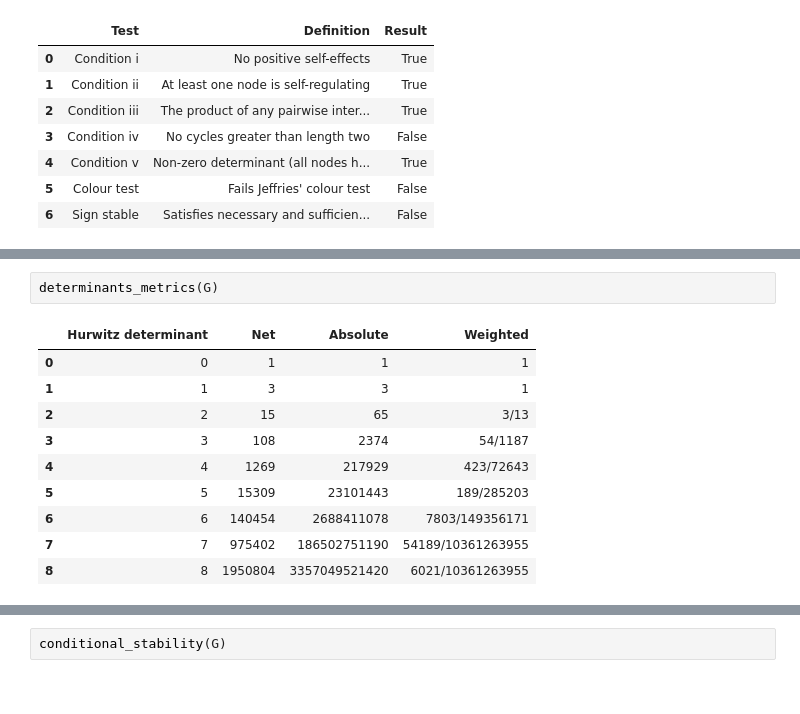
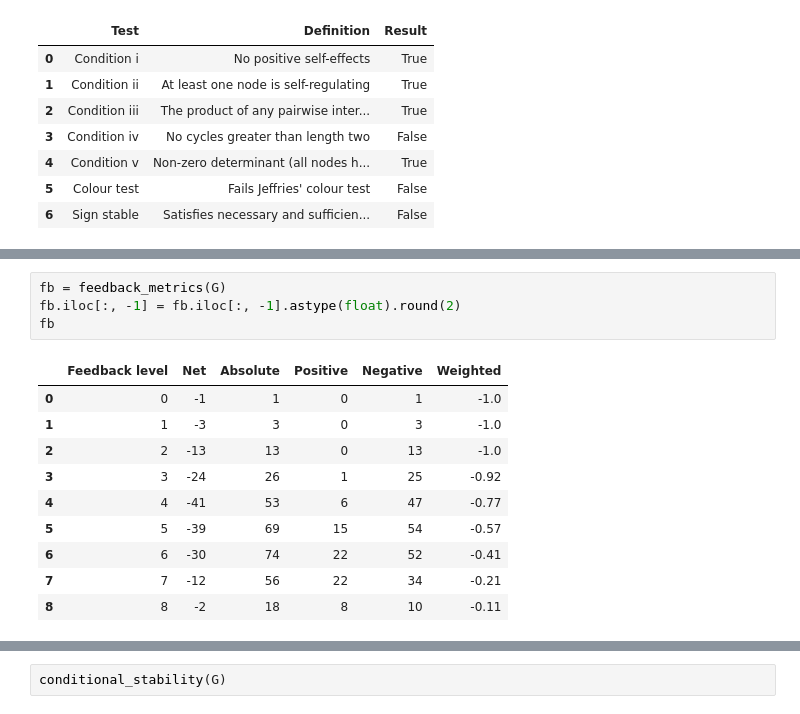
Before and after one commit to jaydenhyman/qmm, a Jupyter notebook: qmm.ipynb, the cells around one changed output, grey strips where cells are left out. Saved outputs shown, nothing was run; the diff lists cells and outputs as text.

```diff
--- a/qmm.ipynb
+++ b/qmm.ipynb
@@ -54,13 +41,15 @@ feedback_metrics(G)
-# %%
-determinants_metrics(G)
-# %% [output]
-|  | Hurwitz determinant | Net | Absolute | Weighted |
-| 0 | 0 | 1 | 1 | 1 |
-| 1 | 1 | 3 | 3 | 1 |
-| 2 | 2 | 15 | 65 | 3/13 |
-| 3 | 3 | 108 | 2374 | 54/1187 |
-| 4 | 4 | 1269 | 217929 | 423/72643 |
-| 5 | 5 | 15309 | 23101443 | 189/285203 |
-| 6 | 6 | 140454 | 2688411078 | 7803/149356171 |
-| 7 | 7 | 975402 | 186502751190 | 54189/10361263955 |
-| 8 | 8 | 1950804 | 3357049521420 | 6021/10361263955 |
+# %%
+fb = feedback_metrics(G)
+fb.iloc[:, -1] = fb.iloc[:, -1].astype(float).round(2)
+fb
+# %% [output]
+|  | Feedback level | Net | Absolute | Positive | Negative | Weighted |
+| 0 | 0 | -1 | 1 | 0 | 1 | -1.0 |
+| 1 | 1 | -3 | 3 | 0 | 3 | -1.0 |
+| 2 | 2 | -13 | 13 | 0 | 13 | -1.0 |
+| 3 | 3 | -24 | 26 | 1 | 25 | -0.92 |
+| 4 | 4 | -41 | 53 | 6 | 47 | -0.77 |
+| 5 | 5 | -39 | 69 | 15 | 54 | -0.57 |
+| 6 | 6 | -30 | 74 | 22 | 52 | -0.41 |
+| 7 | 7 | -12 | 56 | 22 | 34 | -0.21 |
+| 8 | 8 | -2 | 18 | 8 | 10 | -0.11 |
```
Also changed, not shown: parts of 18 cells of this notebook, 2 other files.
